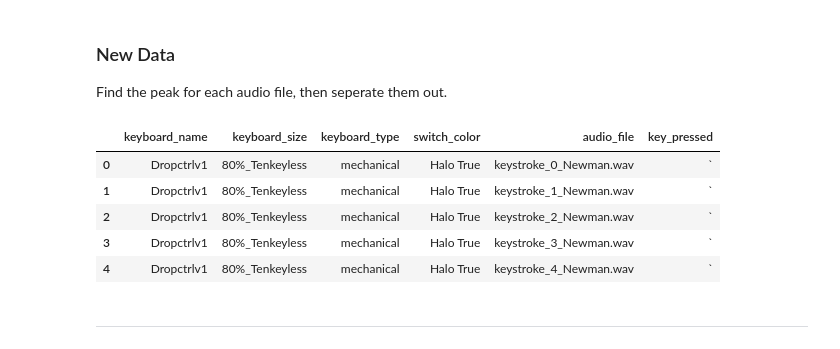
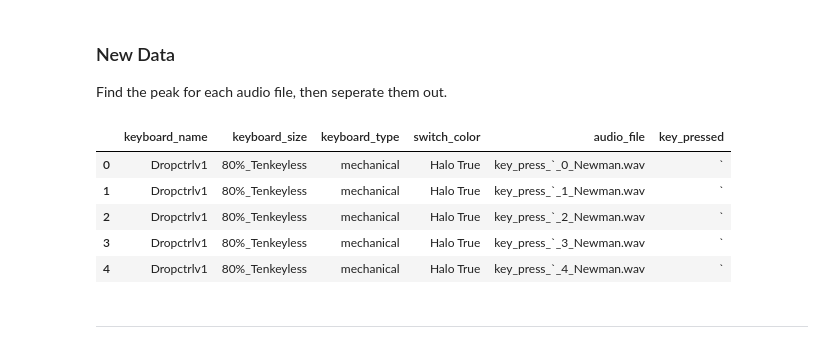
Before and after one commit to bsaleh524/keyboard_recorder, a Jupyter notebook: preprocessing/preprocessing.ipynb, the cells around one changed output. Drawn from its saved outputs; the diff is of its cells as text; code cells hidden in the pictures.

```diff
--- a/preprocessing/preprocessing.ipynb
+++ b/preprocessing/preprocessing.ipynb
@@ -40,7 +41,7 @@ else:
 # %%
 # Define the path to the data folder
 data_folder = '../data/old_data/'
-output_dir='../preprocessed_data/new_data/'
+output_dir='../preprocessed_data/'
 if not os.path.exists(output_dir):
     os.makedirs(output_dir)
 
@@ -88,7 +89,7 @@ for user_folder in os.listdir(data_folder):
 
                 # Add the user, audio file name, and key_pressed information
                 yaml_data['user'] = user_folder
-                yaml_data['audio_file'] = file_name.replace('.yaml', f'_{user_folder}.wav')
+                # yaml_data['audio_file'] = file_name.replace('.yaml', f'_{user_folder}.wav')
                 yaml_data['audio_file'] = file_name.replace('.yaml', '.wav') # Assuming audio files are in .wav format
                 yaml_data['key_pressed'] = key_pressed
 
@@ -96,8 +97,8 @@ for user_folder in os.listdir(data_folder):
 
 
                 # Copy the audio file to the output directory
-                original_audio_file = file_name
-                new_audio_file_name = yaml_data['audio_file']
+                original_audio_file = yaml_data['audio_file']
+                new_audio_file_name = original_audio_file.replace('.yaml', '.wav')
                 source_audio_file_path = os.path.join(key_folder_path, original_audio_file)
                 destination_audio_file_path = os.path.join(output_dir, new_audio_file_name)
                 shutil.copy2(source_audio_file_path, destination_audio_file_path)
@@ -219,7 +220,7 @@ def extract_keystrokes(data_folder, low_threshold, high_threshold, output_dir,
                             pad_after = padding_needed - pad_before
                             keystroke_audio = np.pad(keystroke_audio, (pad_before, pad_after), 'constant')
 
-                        output_path = os.path.join(output_dir, f'keystroke_{key_pressed}_{i}_{user_folder}.wav')
+                        output_path = os.path.join(output_dir, f'key_press_{key_pressed}_{i}_{user_folder}.wav')
                         sf.write(output_path, keystroke_audio, sr)
                         if debug:
                             print(f'Saved keystroke {i} to {output_path}')
@@ -229,7 +230,7 @@ def extract_keystrokes(data_folder, low_threshold, high_threshold, output_dir,
                                            user_keyboard_size,
                                            keyboard_type,
                                            switch_color,
-                                           f'keystroke_{i}_{user_folder}.wav',
+                                           f'key_press_{key_pressed}_{i}_{user_folder}.wav',
                                            key_pressed])
 
                     if give_plot:
@@ -243,39 +244,39 @@ def extract_keystrokes(data_folder, low_threshold, high_threshold, output_dir,
                         plt.axhline(y=low_threshold, color='black', linestyle=':', label='Low Threshold')
                         plt.axhline(y=high_threshold, color='green', linestyle=':', label='High Threshold')
                         for start_frame, end_frame in filtered_keystroke_events[1:]:
                             plt.axvline(x=start_frame * window_size / sr, color='red', linestyle='-', linewidth=0.2)
                             plt.axvline(x=end_frame * window_size / sr, color='magenta', linestyle='-', linewidth=0.2)
                         plt.xlabel('Time (s)')
                         plt.ylabel('Amplitude / Averaged Energy')
                         plt.legend()
                         plt.title('Keystroke Detection Visualization')
                         plt.show()
     key_df = pd.DataFrame(data=audio_data, columns=['keyboard_name', 'keyboard_size', 'keyboard_type',
                                                     'switch_color', 'audio_file', 'key_pressed'])
     return key_df
 
 # Extract keystrokes with the chosen threshold
 audio_path='../data/new_data/'
 low_threshold=0.005  # Thresholds must be adjusted
 high_threshold=0.01  # Thresholds must be adjusted
-output_dir='../preprocessed_data/new_data/'
+output_dir='../preprocessed_data/'
 window_size=35
 give_plot=False
 
 new_key_df = extract_keystrokes(data_folder=audio_path,
                    low_threshold=low_threshold,
                    high_threshold=high_threshold,
                    output_dir=output_dir,
                    window_size=window_size,
                    give_plot=False)
 new_key_df.head()
 # %% [output]
 |  | keyboard_name | keyboard_size | keyboard_type | switch_color | audio_file | key_pressed |
-| 0 | Dropctrlv1 | 80%_Tenkeyless | mechanical | Halo True | keystroke_0_Newman.wav | ` |
-| 1 | Dropctrlv1 | 80%_Tenkeyless | mechanical | Halo True | keystroke_1_Newman.wav | ` |
-| 2 | Dropctrlv1 | 80%_Tenkeyless | mechanical | Halo True | keystroke_2_Newman.wav | ` |
-| 3 | Dropctrlv1 | 80%_Tenkeyless | mechanical | Halo True | keystroke_3_Newman.wav | ` |
-| 4 | Dropctrlv1 | 80%_Tenkeyless | mechanical | Halo True | keystroke_4_Newman.wav | ` |
+| 0 | Dropctrlv1 | 80%_Tenkeyless | mechanical | Halo True | key_press_`_0_Newman.wav | ` |
+| 1 | Dropctrlv1 | 80%_Tenkeyless | mechanical | Halo True | key_press_`_1_Newman.wav | ` |
+| 2 | Dropctrlv1 | 80%_Tenkeyless | mechanical | Halo True | key_press_`_2_Newman.wav | ` |
+| 3 | Dropctrlv1 | 80%_Tenkeyless | mechanical | Halo True | key_press_`_3_Newman.wav | ` |
+| 4 | Dropctrlv1 | 80%_Tenkeyless | mechanical | Halo True | key_press_`_4_Newman.wav | ` |
 # %% [markdown]
 -------------
 # %% [markdown]
```
Also changed, not shown: parts of 7 cells of this notebook, 5 other files.
